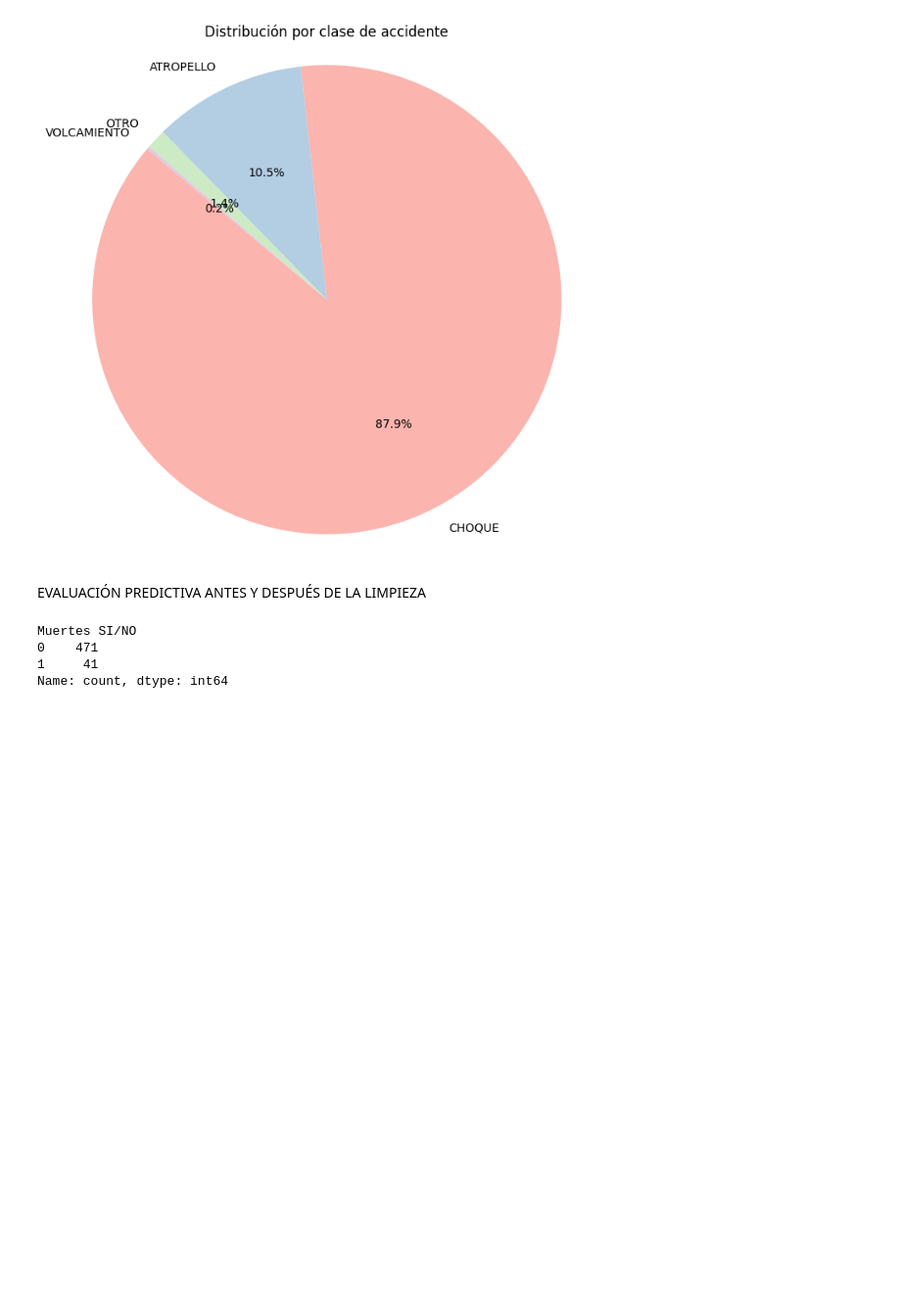
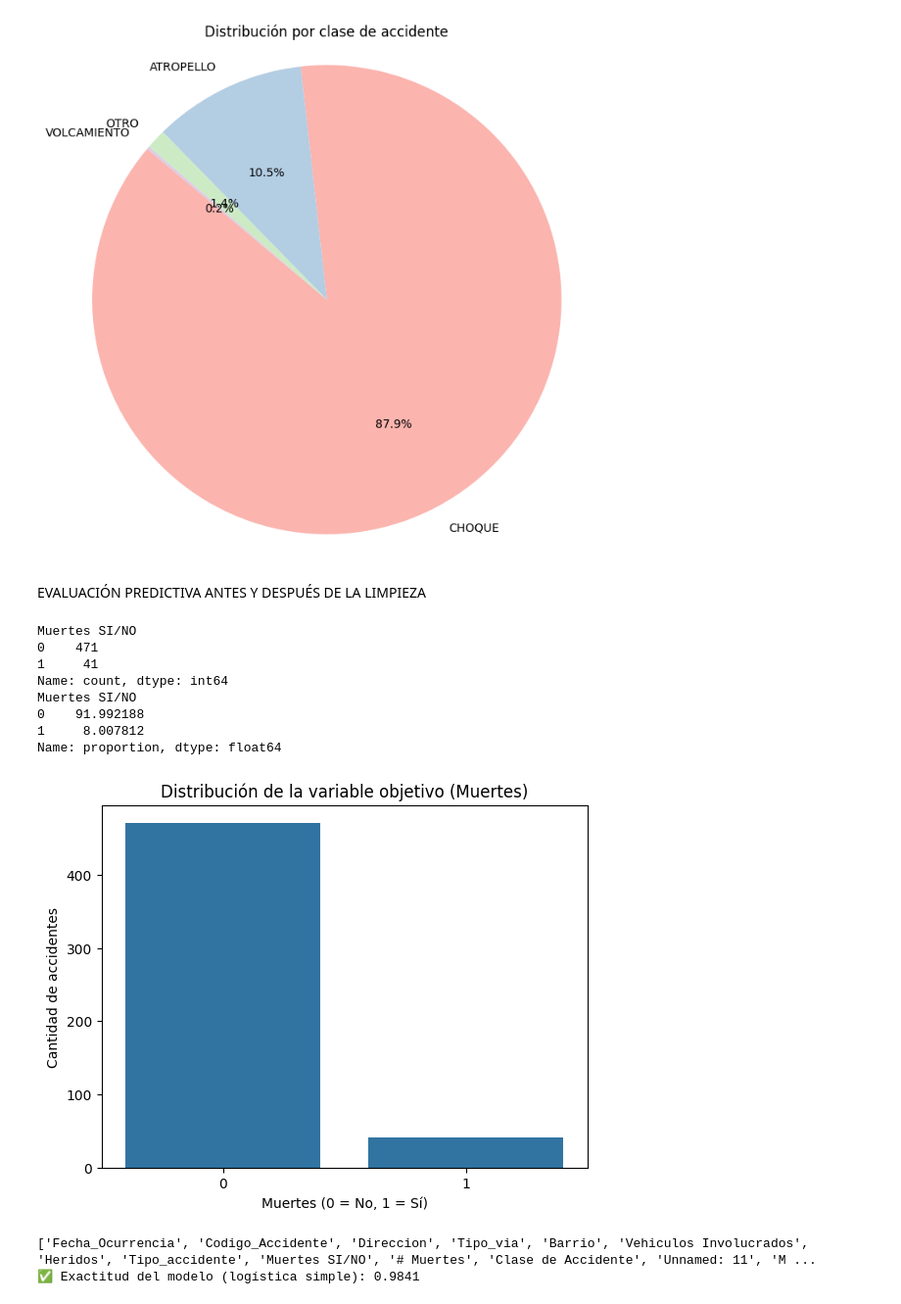
Before and after one commit to aprada84/Proyecto-1, a Jupyter notebook: Material complementario/PROYECTO.ipynb, the cells around one changed output. Shown at 98% size. Cells and saved outputs as stored; diff of their text form; code cells hidden in the pictures; blank space fills up the shorter version.

Commit message:
VARIABLE OBJETIVO

```diff
--- a/Material complementario/PROYECTO.ipynb
+++ b/Material complementario/PROYECTO.ipynb
@@ -97,11 +124,65 @@ EVALUACIÓN PREDICTIVA ANTES Y DESPUÉS DE LA LIMPIEZA
 # %%
 #REVISIÓN DE DATOS
 print(df['Muertes SI/NO'].value_counts())
+print(df['Muertes SI/NO'].value_counts(normalize=True) * 100)
 # %% [output]
 Muertes SI/NO
 0    471
 1     41
 Name: count, dtype: int64
+Muertes SI/NO
+0    91.992188
+1     8.007812
+Name: proportion, dtype: float64
+# %%
+import seaborn as sns
+import matplotlib.pyplot as plt
+
+sns.countplot(data=df, x='Muertes SI/NO')
+plt.title('Distribución de la variable objetivo (Muertes)')
+plt.xlabel('Muertes (0 = No, 1 = Sí)')
+plt.ylabel('Cantidad de accidentes')
+plt.show()
+# %% [output]
+[figure, added]
 # %%
 #CREAR VARIABLE OBJETIVO
 df["Muertes_binaria"] = (df["Muertes SI/NO"] > 0).astype(int)
+# %%
+import pandas as pd
+import numpy as np
+from sklearn.model_selection import train_test_split
+from sklearn.linear_model import LogisticRegression
+from sklearn.metrics import accuracy_score
+
+# Verificación de los nombres
+print(df.columns.tolist())
+
+# Variables predictorias
+variables_modelo = ['Vehiculos Involucrados', 'Heridos', 'Tipo_accidente', 'Dia_semana', 'Direccion']
+
+# Elimina registros con valores faltantes
+df_before = df[variables_modelo + ['Muertes SI/NO']].dropna()
+
+# Separa variables predictoras y objetivo
+Xb = df_before[variables_modelo]
+yb = df_before['Muertes SI/NO']
+
+#  Codifica variables categóricas
+Xb = pd.get_dummies(Xb, drop_first=True)
+
+# Divide los datos en entrenamiento y prueba
+Xb_train, Xb_test, yb_train, yb_test = train_test_split(Xb, yb, test_size=0.3, random_state=42)
+
+#  Modelo de regresión logística
+model_before = LogisticRegression(max_iter=200)
+model_before.fit(Xb_train, yb_train)
+
+# Predicción y evaluación
+yb_pred = model_before.predict(Xb_test)
+acc_before = accuracy_score(yb_test, yb_pred)
+
+print("Exactitud del modelo (logística simple):", round(acc_before, 4))
+# %% [output]
+['Fecha_Ocurrencia', 'Codigo_Accidente', 'Direccion', 'Tipo_via', 'Barrio', 'Vehiculos Involucrados', 'Heridos', 'Tipo_accidente', 'Muertes SI/NO', '# Muertes', 'Clase de Accidente', 'Unnamed: 11', 'M ...
+✅ Exactitud del modelo (logística simple): 0.9841
```
Also changed, not shown: parts of 4 cells of this notebook.
